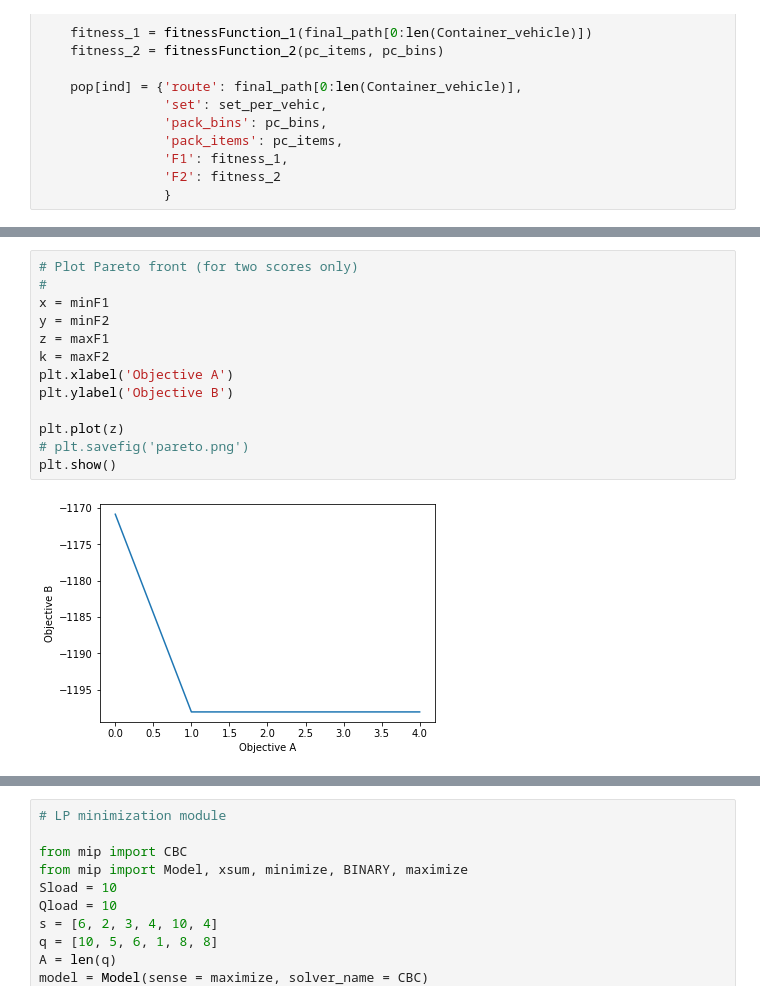
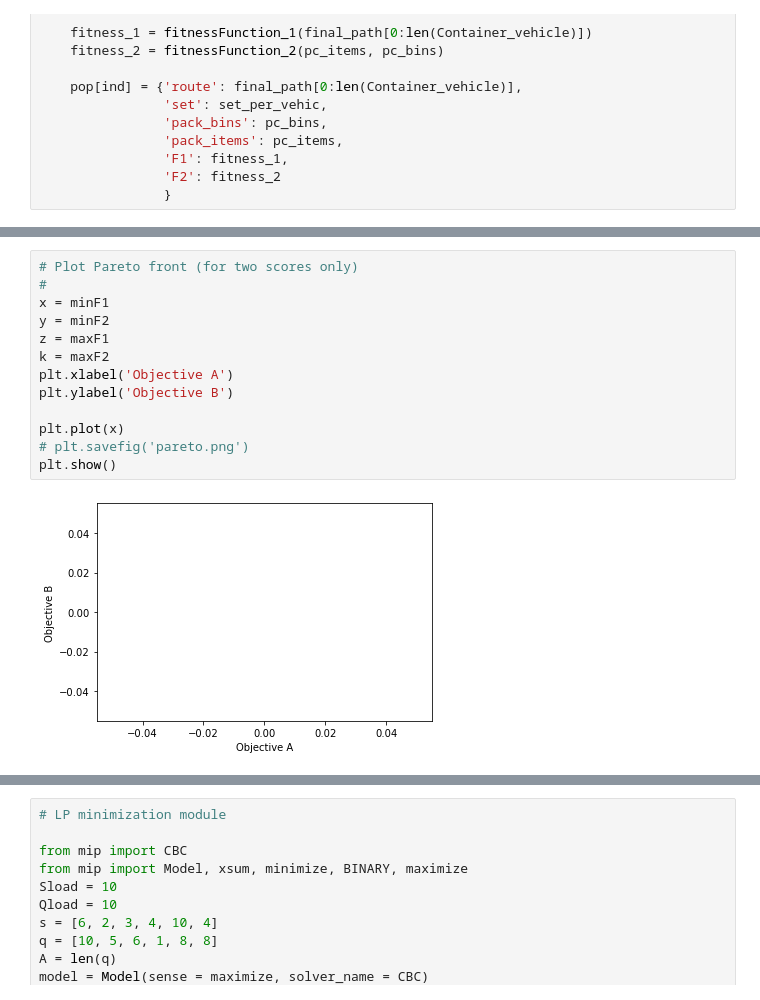
Before and after one commit to selfDiscipline/3L-SDVR, a Jupyter notebook: 3L-SDVR.ipynb, the cells around one changed output, grey strips where cells are left out. Saved outputs shown, nothing was run; the diff lists cells and outputs as text.

```diff
--- a/3L-SDVR.ipynb
+++ b/3L-SDVR.ipynb
@@ -487,15 +527,15 @@ while(gen_no<max_gen):
 # %%
 # Plot Pareto front (for two scores only)
 #
 x = minF1
 y = minF2
 z = maxF1
 k = maxF2
 plt.xlabel('Objective A')
 plt.ylabel('Objective B')
 
-plt.plot(z)
+plt.plot(x)
 # plt.savefig('pareto.png')
 plt.show()
 # %% [output]
-[figure, old version]
+[figure, new version]
```
Also changed, not shown: parts of 9 cells of this notebook.
